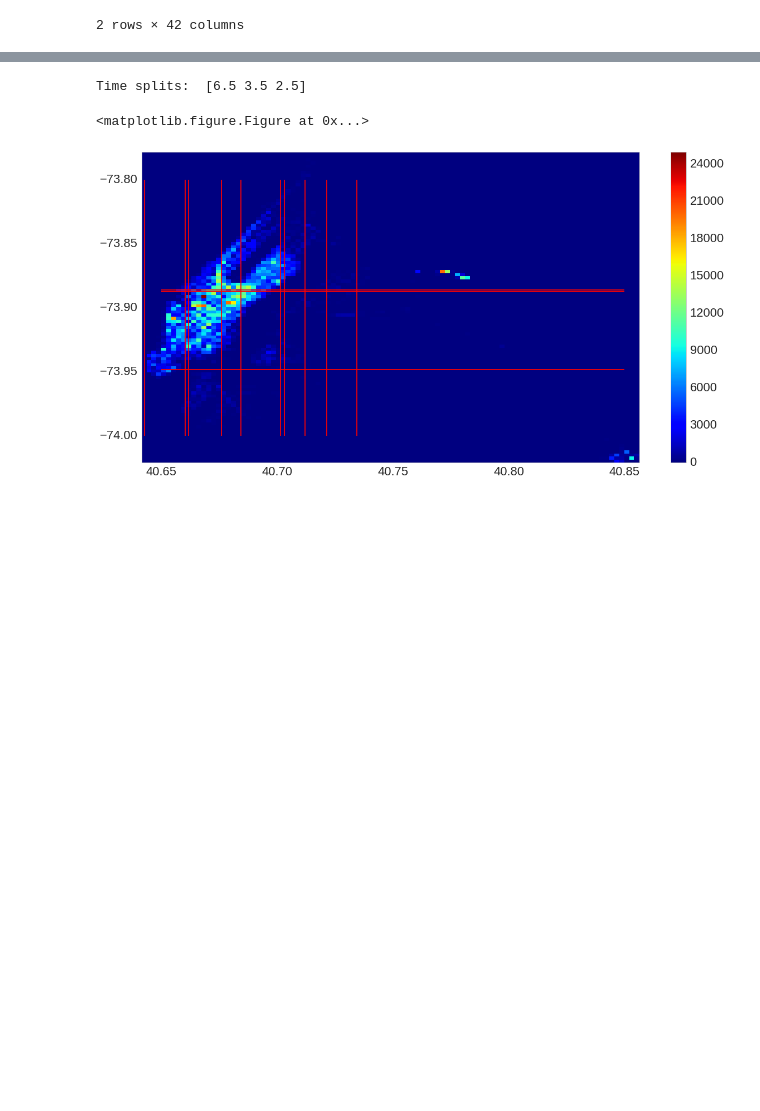
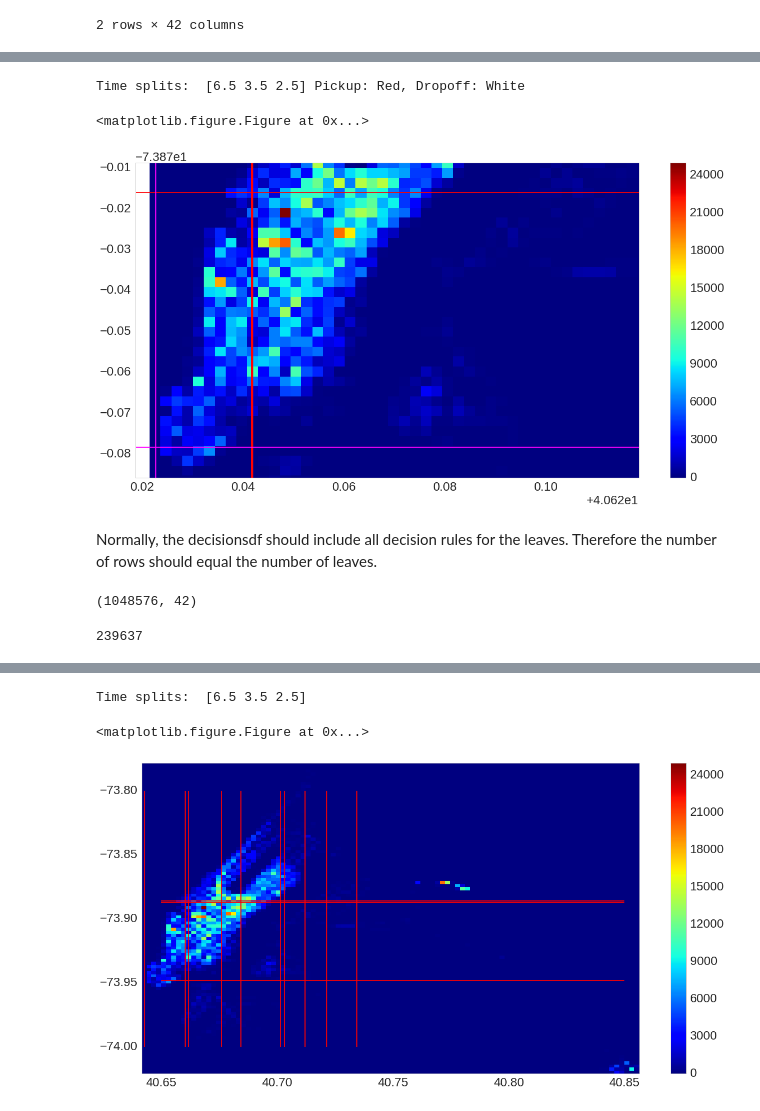
Before and after one commit to nikhase/nyc-taxi, a Jupyter notebook: weeklyAnalysis.ipynb, the cells around one changed output, grey strips where cells are left out. Cells and saved outputs as stored; diff of their text form; code cells hidden in the pictures; blank space fills up the shorter version.

```diff
--- a/weeklyAnalysis.ipynb
+++ b/weeklyAnalysis.ipynb
@@ -1422,12 +1440,12 @@ print(h[h[:,0]=='pickup_latitude'],
  ['dropoff_longitude' -73.948318481400008]] [['pickup_datetime_dayofweek' 3.5]] [['pickup_datetime_hour' 6.5]
  ['pickup_datetime_hour' 2.5]] [['leaf_val' 6.0]]
 # %%
-pila_splits = h[h[:,0]=='pickup_latitude'][:,1],
-pilo_splits = h[h[:,0]=='pickup_longitude'][:,1],
+pila_splits = h[h[:,0]=='pickup_latitude'][:,1]
+pilo_splits = h[h[:,0]=='pickup_longitude'][:,1]
 drola_splits = h[h[:,0]=='dropoff_latitude'][:,1]
-drolo_splits = h[h[:,0]=='dropoff_longitude'][:,1],
-pidada_splits = h[h[:,0]=='pickup_datetime_dayofweek'][:,1],
-pidaho_splits = h[h[:,0]=='pickup_datetime_hour'][:,1],
+drolo_splits = h[h[:,0]=='dropoff_longitude'][:,1]
+pidada_splits = h[h[:,0]=='pickup_datetime_dayofweek'][:,1]
+pidaho_splits = h[h[:,0]=='pickup_datetime_hour'][:,1]
 leval = h[h[:,0]=='leaf_val'][:,1]
 # %%
 long_splits
@@ -1486,0 +1521,50 @@ Time splits:  [6.5 3.5 2.5]
+# %%
+x = data_in_box.pickup_latitude
+y = data_in_box.pickup_longitude
+
+H, xedges, yedges = np.histogram2d(x, y, bins=100, normed=False, weights=None)
+
+plt.jet()
+fig = plt.figure(figsize=(20, 10))
+#ax.set_title('pcolormesh: exact bin edges')
+X, Y = np.meshgrid(xedges, yedges)
+mesh = plt.pcolormesh(X, Y, H)
+plt.colorbar(mesh)
+#ax.set_aspect('equal')
+#plt.savefig('figure.pdf', format='pdf')
+#plt.savefig('figure.png', format='png')
+
+
+
+## Plot the horizontal / vertival lines here via eventplot
+plt.hold(True)
+plt.axvline(min(pila_splits),linewidth = 4, color = [1,0,0])
+plt.axhline(min(pilo_splits), color = [1,0,0])
+plt.axvline(min(drola_splits), color = [1,0,1])
+plt.axhline(min(drolo_splits), color = [1,0,1])
+
+latmin = min(np.hstack([pila_splits, drola_splits]))
+latmax = max(np.hstack([pila_splits, drola_splits]))
+lomin = min(np.hstack([pilo_splits, drolo_splits]))
+lomax = max(np.hstack([pilo_splits, drolo_splits]))
+slb = 0.9999 # scale lower bound
+sub = 1.0001#scale upper bound
+plt.axis([slb*latmin,sub*latmax,sub*lomin,slb*lomax])
+# plt.axis([xedges.min(),xedges.max(),yedges.min(),yedges.max()]) # zoom in
+plt.hold(True)
+print('Time splits: ',time_splits.values,
+     'Pickup: Red, Dropoff: White')
+# %% [output]
+Time splits:  [6.5 3.5 2.5] Pickup: Red, Dropoff: White
+<matplotlib.figure.Figure at 0x...>
+[figure, added]
+# %% [markdown]
+Normally, the decisionsdf should include all decision rules for the leaves. Therefore the number of rows should equal the number of leaves.
+# %%
+decisionsdf.shape
+# %% [output]
+(1048576, 42)
+# %%
+len(leaf_samples)
+# %% [output]
+239637
```
Also changed, not shown: parts of 13 cells of this notebook.
